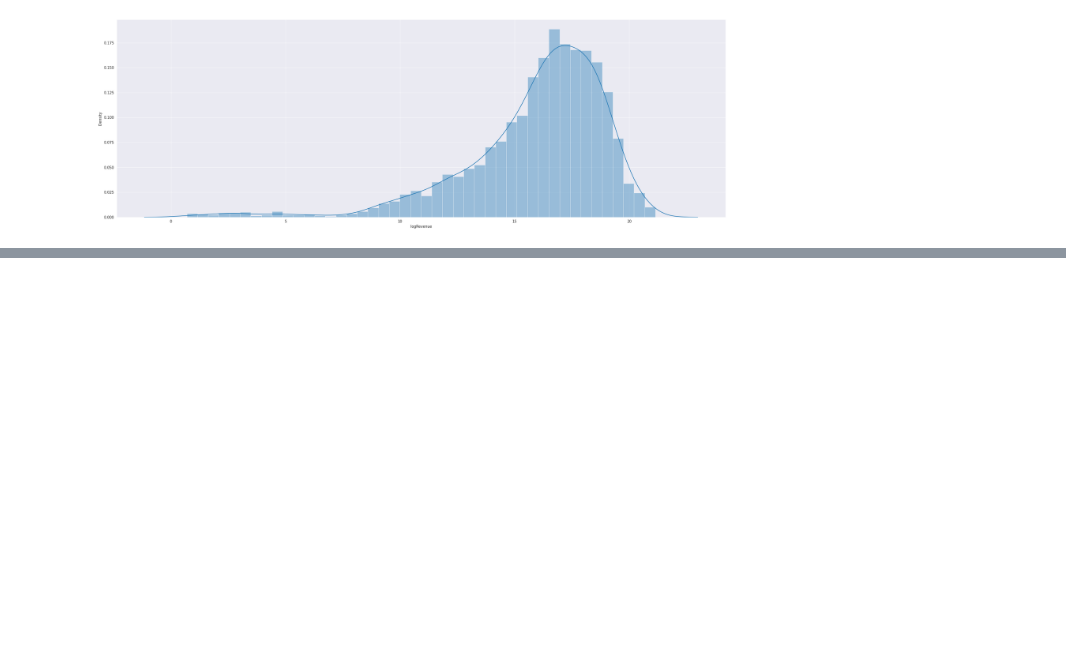
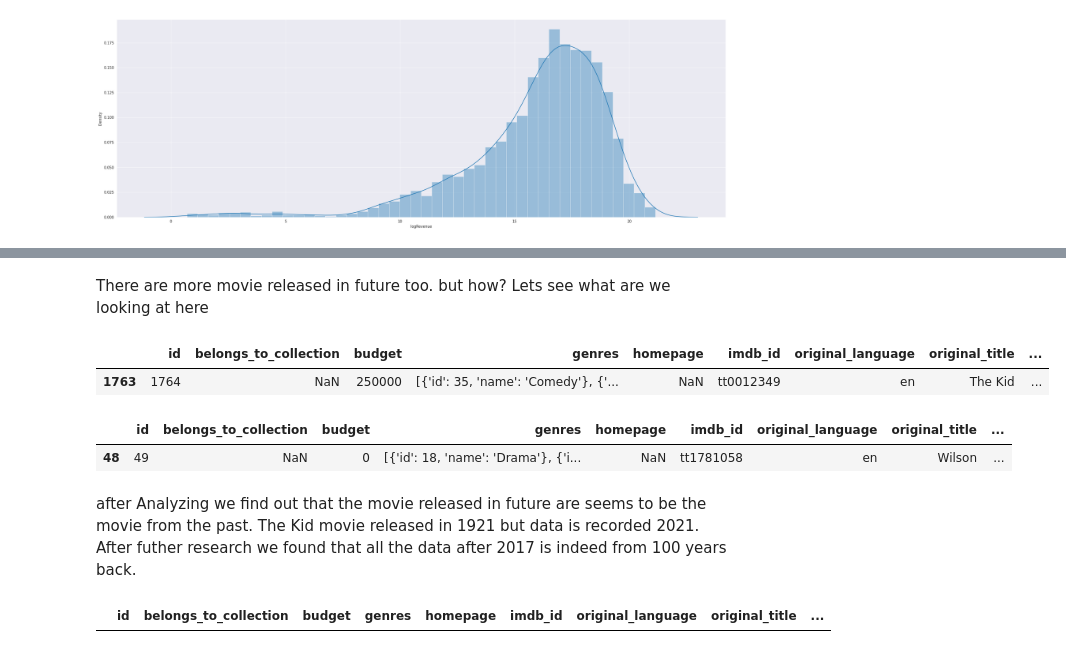
Before and after one commit to heyrobin/Movie-Sales-Prediction-, a Jupyter notebook: TMDB_Box_Office_Prediction.ipynb, the cells around one changed output, grey strips where cells are left out. Saved outputs shown, nothing was run; the diff lists cells and outputs as text; code cells hidden in the pictures; blank space fills up the shorter version.

```diff
--- a/TMDB_Box_Office_Prediction.ipynb
+++ b/TMDB_Box_Office_Prediction.ipynb
@@ -169,0 +194,14 @@ sns.distplot(eda['logRevenue'] );
+# %% [markdown]
+There are more movie released in future too. but how? Lets see what are we looking at here
+# %%
+main_df.iloc[np.where(main_df['release_year']== 2021)]
+# %% [output]
+|  | id | belongs_to_collection | budget | genres | homepage | imdb_id | original_language | original_title | ... |
+| 1763 | 1764 | NaN | 250000 | [{'id': 35, 'name': 'Comedy'}, {'... | NaN | tt0012349 | en | The Kid | ... |
+# %%
+main_df.iloc[np.where(main_df['release_year']== 2017)][:1]
+# %% [output]
+|  | id | belongs_to_collection | budget | genres | homepage | imdb_id | original_language | original_title | ... |
+| 48 | 49 | NaN | 0 | [{'id': 18, 'name': 'Drama'}, {'i... | NaN | tt1781058 | en | Wilson | ... |
+# %% [markdown]
+after Analyzing we find out that the movie released in future are seems to be the movie from the past. The Kid movie released in 1921 but data is recorded 2021. After futher research we found that all the data after 2017 is indeed from 100 years back.
@@ -169,0 +211,4 @@ sns.distplot(eda['logRevenue'] );
+# %%
+main_df.iloc[np.where(main_df['release_year']== 2021)]
+# %% [output]
+|  | id | belongs_to_collection | budget | genres | homepage | imdb_id | original_language | original_title | ... |
```
Also changed, not shown: parts of 10 cells of this notebook.
